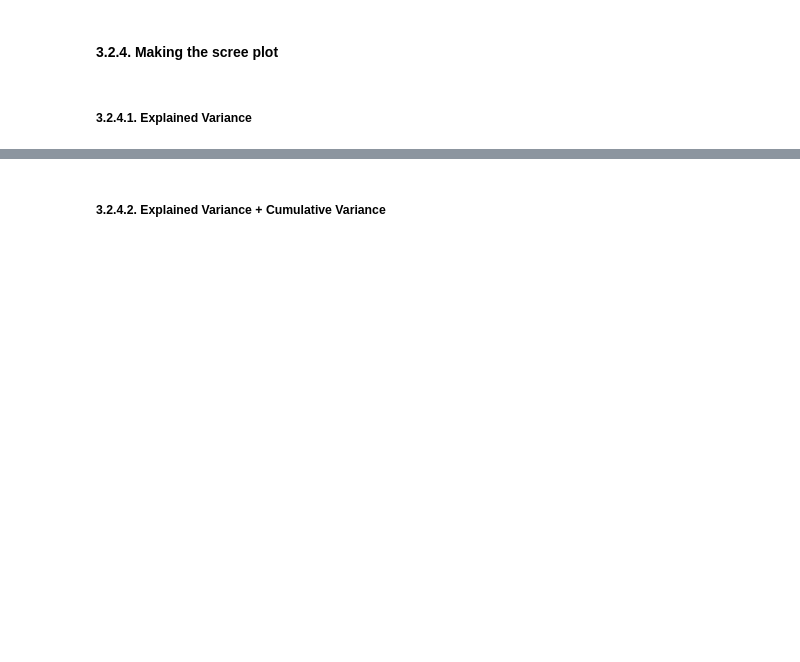
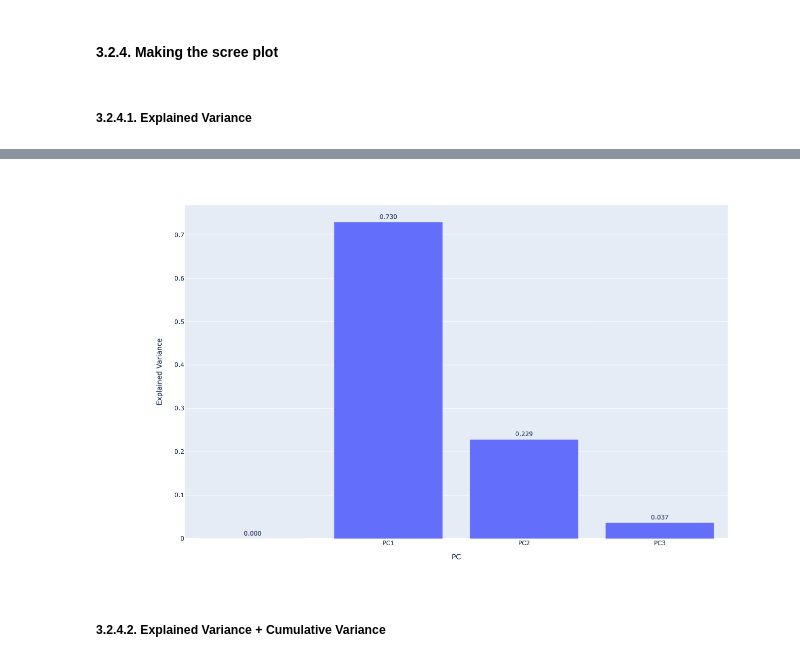
Before and after one commit to gfhegel21/code, a Jupyter notebook: python/PCA_analysis.ipynb, the cells around one changed output, grey strips where cells are left out. Saved outputs shown, nothing was run; the diff lists cells and outputs as text; code cells hidden in the pictures; blank space fills up the shorter version.

```diff
--- a/python/PCA_analysis.ipynb
+++ b/python/PCA_analysis.ipynb
@@ -170,7 +187,7 @@ df_explained_variance
 fig = px.bar(df_explained_variance,
              x='PC', y='Explained Variance',
              text='Explained Variance',
-             width=800)
+             height=800, width=600)
 
 fig.update_traces(texttemplate='%{text:.3f}', textposition='outside')
 fig.show()
@@ -179,3 +195,4 @@ fig.show()
+[figure, added]
 # %% [markdown]
 ##### 3.2.4.2. Explained Variance + Cumulative Variance
 # %%
```
Also changed, not shown: parts of 11 cells of this notebook.
